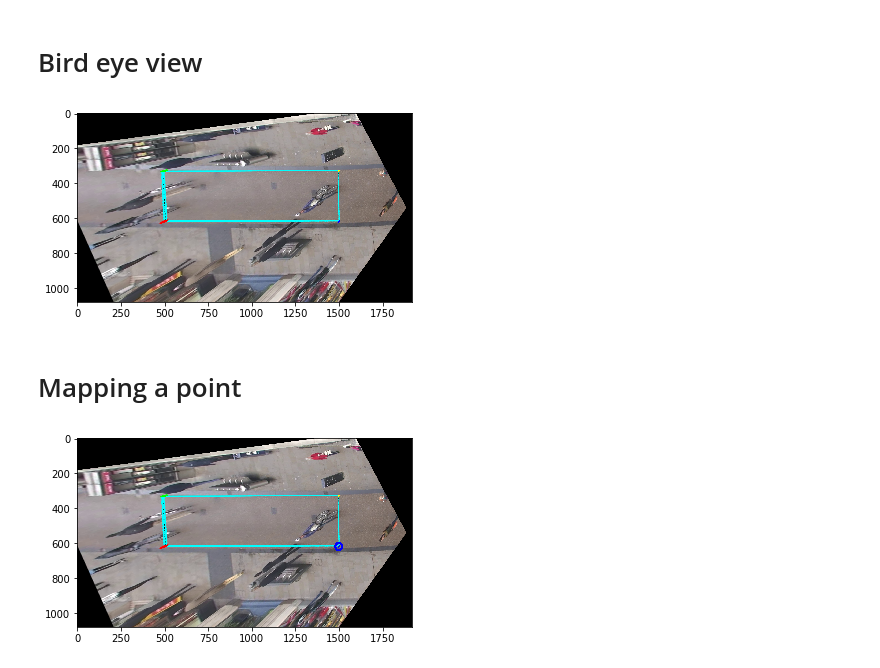
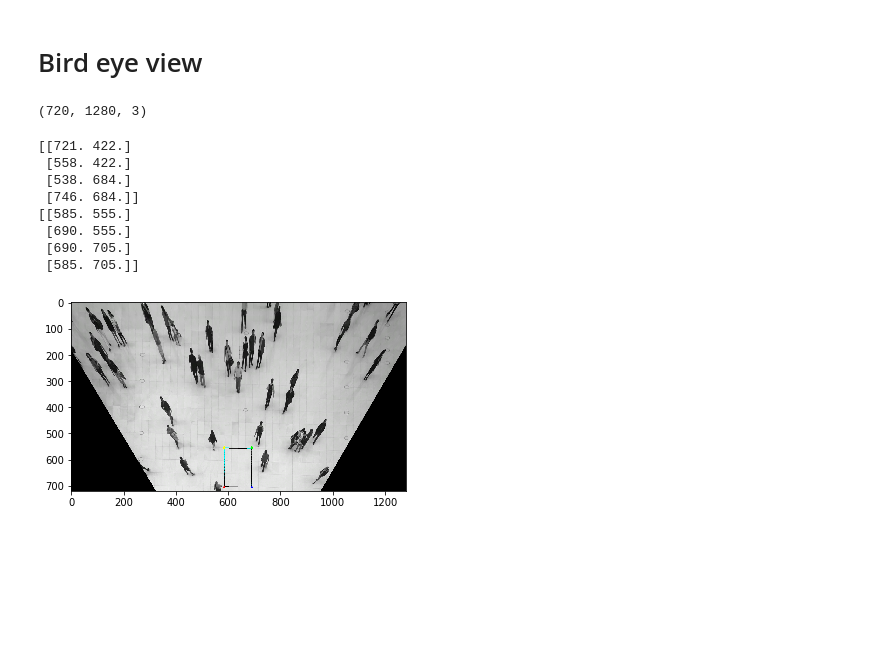
Before and after one commit to mateusz-wojcik/people-tracker, a Jupyter notebook: top_view_transform/top_view_exp.ipynb, the cells around one changed output. Cells and saved outputs as stored; diff of their text form; code cells hidden in the pictures; blank space fills up the shorter version.

Commit message:
transformation of other video frame

```diff
--- a/top_view_transform/top_view_exp.ipynb
+++ b/top_view_transform/top_view_exp.ipynb
@@ -78,0 +138,4 @@ img.shape
+# %%
+img = cv2.imread('people_frame_.jpg', cv2.IMREAD_COLOR)
+img = cv2.cvtColor(img, cv2.COLOR_BGR2RGB)
+plt.imshow(img)
@@ -78,0 +145,10 @@ img.shape
+# %%
+gray = cv2.cvtColor(img, cv2.COLOR_BGR2GRAY)
+gray = cv2.GaussianBlur(gray, (5, 5), 0)
+# threshold the image, then perform a series of erosions +
+# dilations to remove any small regions of noise
+thresh = cv2.threshold(gray, 10, 255, cv2.THRESH_BINARY)[1]
+thresh = cv2.erode(thresh, None, iterations=2)
+thresh = cv2.dilate(thresh, None, iterations=1)
+thresh = cv2.bitwise_not(thresh)
+plt.imshow(thresh, 'gray')
@@ -78,0 +158,13 @@ img.shape
+# %%
+contours = cv2.findContours(thresh.copy(), cv2.RETR_EXTERNAL, cv2.CHAIN_APPROX_SIMPLE)
+cnts = imutils.grab_contours(contours)
+c = max(cnts, key=cv2.contourArea)
+
+# determine the most extreme points along the contour
+extLeftBot = tuple((c[:, :, 0].min(), c[:, :, 1].max()))
+extLeftTop = tuple((c[:, :, 0].min()+20, c[:, :, 1].min()))
+extRightTop = tuple((c[:, :, 0].max()-25, c[:, :, 1].min()))
+extRightBot = tuple((c[:, :, 0].max(), c[:, :, 1].max()))
+
+for p in [extLeftBot, extLeftTop, extRightBot, extRightTop]:
+    print(p)
@@ -79,31 +189,32 @@ img.shape
 # %% [markdown]
 # Bird eye view
+# %%
+img.shape
+# %% [output]
+(720, 1280, 3)
 # %%
-src = np.float32([extLeft, extBot, extTop, extRight])
-x = 1500
-y = 620
-z = 330
+src = np.float32([extRightTop, extLeftTop, extLeftBot, extRightBot])
+print(src)
+x1 = 585
+x2 = 690
+y1 = 555
+y2 = 705
 
-q = 500
-dst = np.float32([[x, y], [x, z], [q, y], [q, z]])
+dst = np.float32([[x1, y1], [x2, y1], [x2, y2], [x1, y2]])
+print(dst)
 M = cv2.getPerspectiveTransform(src, dst) # The transformation matrix
 Minv = cv2.getPerspectiveTransform(dst, src) # Inverse transformation
 
-warped_img = cv2.warpPerspective(img, M, (1920, 1080)) # Image warping
+warped_img = cv2.warpPerspective(img, M, (1280, 720)) # Image warping
 plt.imshow(warped_img) # Show results
 plt.show()
 # %% [output]
+[[721. 422.]
+ [558. 422.]
+ [538. 684.]
+ [746. 684.]]
+[[585. 555.]
+ [690. 555.]
+ [690. 705.]
+ [585. 705.]]
-[figure, old version]
+[figure, new version]
-# %% [markdown]
-# Mapping a point
-# %%
-p = extLeft
-px = (M[0][0]*p[0] + M[0][1]*p[1] + M[0][2]) / ((M[2][0]*p[0] + M[2][1]*p[1] + M[2][2]))
-py = (M[1][0]*p[0] + M[1][1]*p[1] + M[1][2]) / ((M[2][0]*p[0] + M[2][1]*p[1] + M[2][2]))
-p_after = (int(px), int(py))
-# Draw the new point
-cv2.circle(warped_img, p_after, 20, (0,0,255), 12)
-plt.imshow(warped_img) # Show results
-plt.show()
-# %% [output]
-[figure, removed]
```
Also changed, not shown: parts of 14 cells of this notebook, 1 other file.
